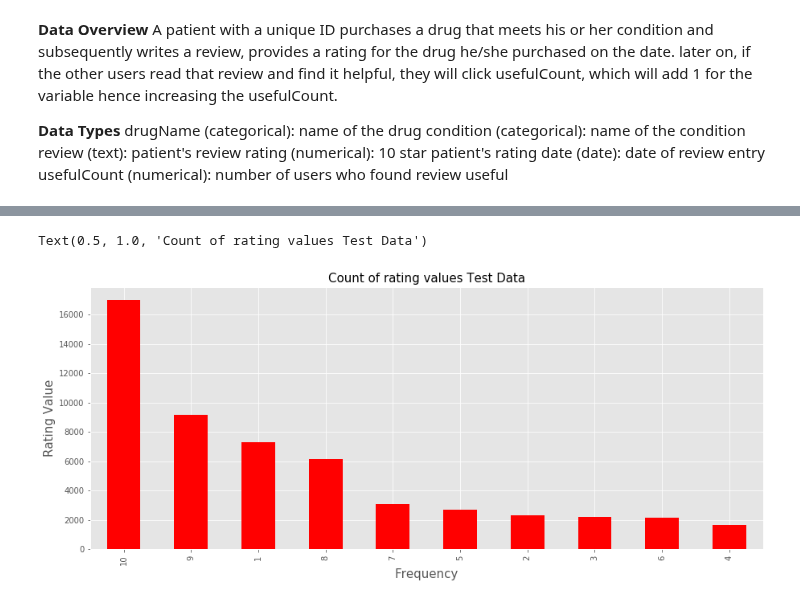
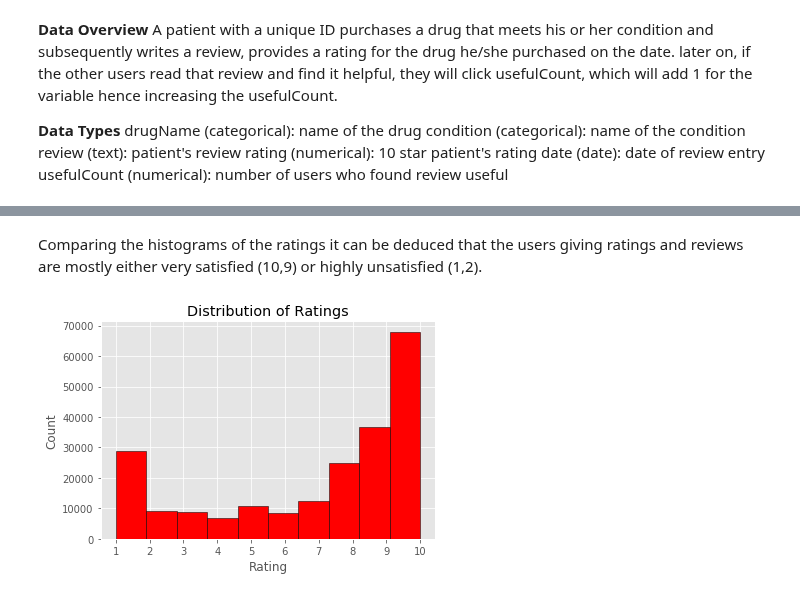
Before and after one commit to vgorrepa/Big_Data_Final_Project, a Jupyter notebook: CIND_820_Project.ipynb, the cells around one changed output, grey strips where cells are left out. Drawn from its saved outputs; the diff is of its cells as text; code cells hidden in the pictures.

```diff
--- a/CIND_820_Project.ipynb
+++ b/CIND_820_Project.ipynb
@@ -120,9 +143,10 @@ Text(0.5, 1.0, 'Count of rating values Train Data')
-# %%
-rating = test_data['rating'].value_counts().sort_values(ascending=False)
-rating.plot(kind="bar", figsize = (15,6), fontsize = 10,color="red")
-plt.xlabel("Frequency", fontsize = 15)
-plt.ylabel("Rating Value", fontsize = 15)
-plt.title("Count of rating values Test Data", fontsize = 15)
-# %% [output]
-Text(0.5, 1.0, 'Count of rating values Test Data')
-[figure, removed]
+# %% [markdown]
+Comparing the histograms of the ratings it can be deduced that the users giving ratings and reviews are mostly either very satisfied (10,9) or highly unsatisfied (1,2).
+# %%
+data.rating.hist(color='red',ec='black')
+plt.title('Distribution of Ratings')
+plt.xlabel('Rating')
+plt.ylabel('Count')
+plt.xticks([i for i in range(1, 11)]);
+# %% [output]
+[figure, added]
```
Also changed, not shown: parts of 25 cells of this notebook.
